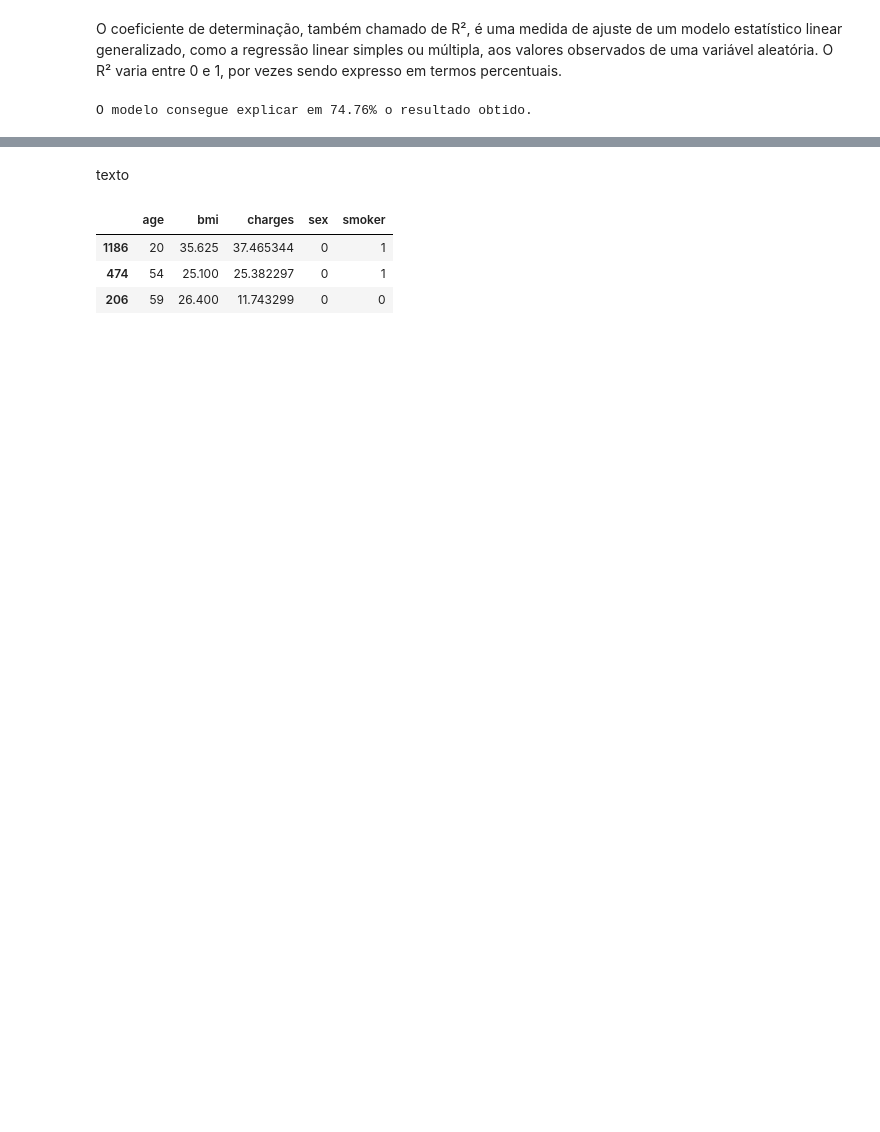
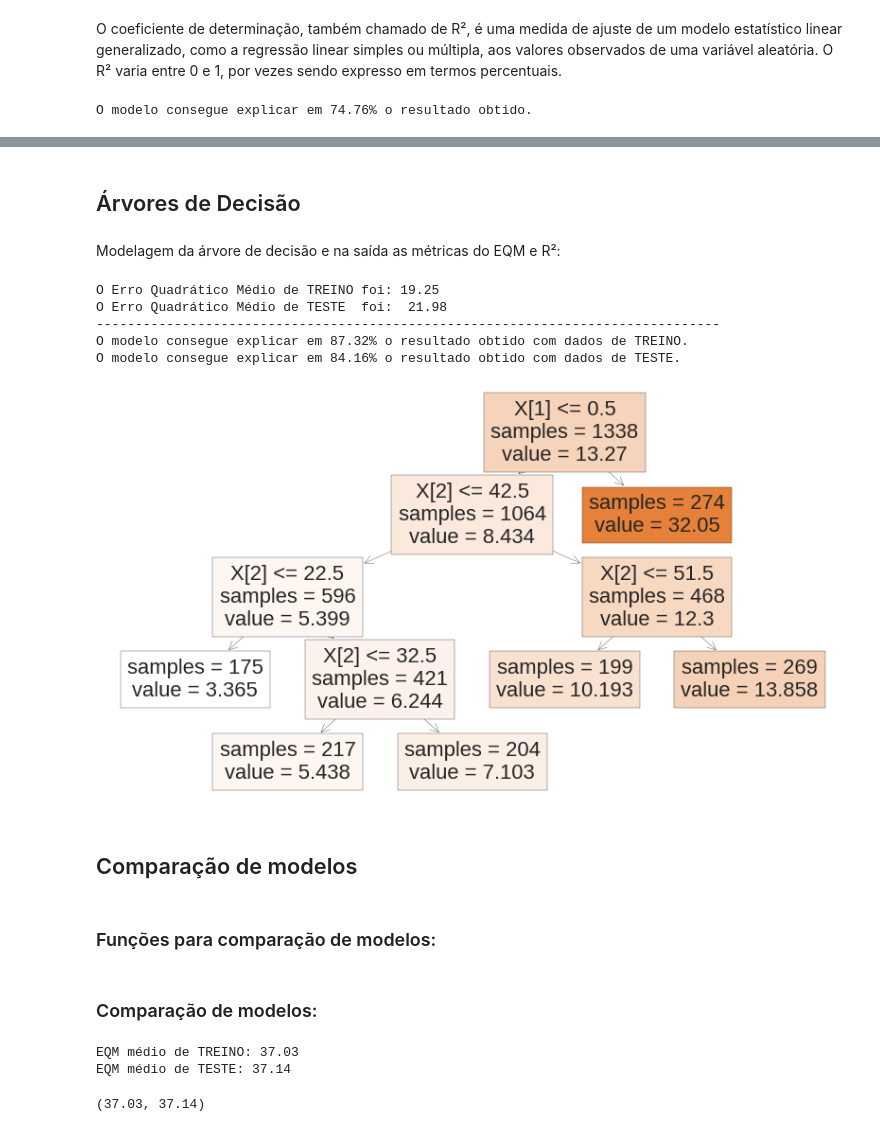
Before and after one commit to joaovictordds/joaovictordds, a Jupyter notebook: Projeto-Insurance.ipynb, the cells around one changed output, grey strips where cells are left out. Saved outputs shown, nothing was run; the diff lists cells and outputs as text; code cells hidden in the pictures; blank space fills up the shorter version.

```diff
--- a/Projeto-Insurance.ipynb
+++ b/Projeto-Insurance.ipynb
@@ -248,9 +248,62 @@ O modelo consegue explicar em 74.76% o resultado obtido.
-# %% [markdown]
-texto
-# %%
-dados.sample(3)
-# %% [output]
-|  | age | bmi | charges | sex | smoker |
-| 1186 | 20 | 35.625 | 37.465344 | 0 | 1 |
-| 474 | 54 | 25.100 | 25.382297 | 0 | 1 |
-| 206 | 59 | 26.400 | 11.743299 | 0 | 0 |
+# %% [markdown]
+## Árvores de Decisão
+# %% [markdown]
+Modelagem da árvore de decisão e na saída as métricas do EQM e R²:
+# %%
+from sklearn.tree import DecisionTreeRegressor
+
+profundidade = 4
+
+R = 100
+eqms_treino = []
+eqms_teste = []
+
+X = dados[['bmi','smoker','age']]
+y = dados['charges']
+
+for i in range(R):
+  Xtreino, Xteste, ytreino, yteste  = train_test_split(X, y, test_size = 0.25)
+
+  arvore = DecisionTreeRegressor(max_depth= profundidade)
+  arvore.fit(Xtreino, ytreino)
+
+  preditos_treino = arvore.predict(Xtreino)
+  eqm_treino = mean_squared_error(preditos_treino, ytreino)
+  eqms_treino.append(eqm_treino)
+
+  preditos_teste = arvore.predict(Xteste)
+  eqm_teste = mean_squared_error(preditos_teste, yteste)
+  eqms_teste.append(eqm_teste)
+
+print('O Erro Quadrático Médio de TREINO foi: {:.2f}'.format(np.mean(eqms_treino)))
+print('O Erro Quadrático Médio de TESTE  foi:  {:.2f}'.format(np.mean(eqms_teste)))
+print('-'*80)
+score_treino = r2_score(ytreino,preditos_treino)
+score_teste = r2_score(yteste,preditos_teste)
+print('O modelo consegue explicar em {:.2f}% o resultado obtido com dados de TREINO.'.format(score_treino*100))
+print('O modelo consegue explicar em {:.2f}% o resultado obtido com dados de TESTE.'.format(score_teste*100))
+# %% [output]
+O Erro Quadrático Médio de TREINO foi: 19.25
+O Erro Quadrático Médio de TESTE  foi:  21.98
+--------------------------------------------------------------------------------
+O modelo consegue explicar em 87.32% o resultado obtido com dados de TREINO.
+O modelo consegue explicar em 84.16% o resultado obtido com dados de TESTE.
+# %%
+# Gráfico da Árvore
+from sklearn.tree import plot_tree
+
+X = dados[['bmi', 'smoker','age']]
+y = dados['charges']
+
+arvore = DecisionTreeRegressor(min_samples_split = 300)
+arvore.fit(X, y)
+
+plt.figure(figsize = (14, 8))
+plot_tree(arvore, filled=True, proportion = False, impurity = False)
+plt.show()
+# %% [output]
+[figure, added]
+# %% [markdown]
+## Comparação de modelos
+# %% [markdown]
+### Funções para comparação de modelos:
@@ -256,0 +372,8 @@ dados.sample(3)
+# %% [markdown]
+### Comparação de modelos:
+# %%
+HoldoutEQM(modelo = LinearRegression())
+# %% [output]
+EQM médio de TREINO: 37.03
+EQM médio de TESTE: 37.14
+(37.03, 37.14)
```
Also changed, not shown: parts of 12 cells of this notebook.
